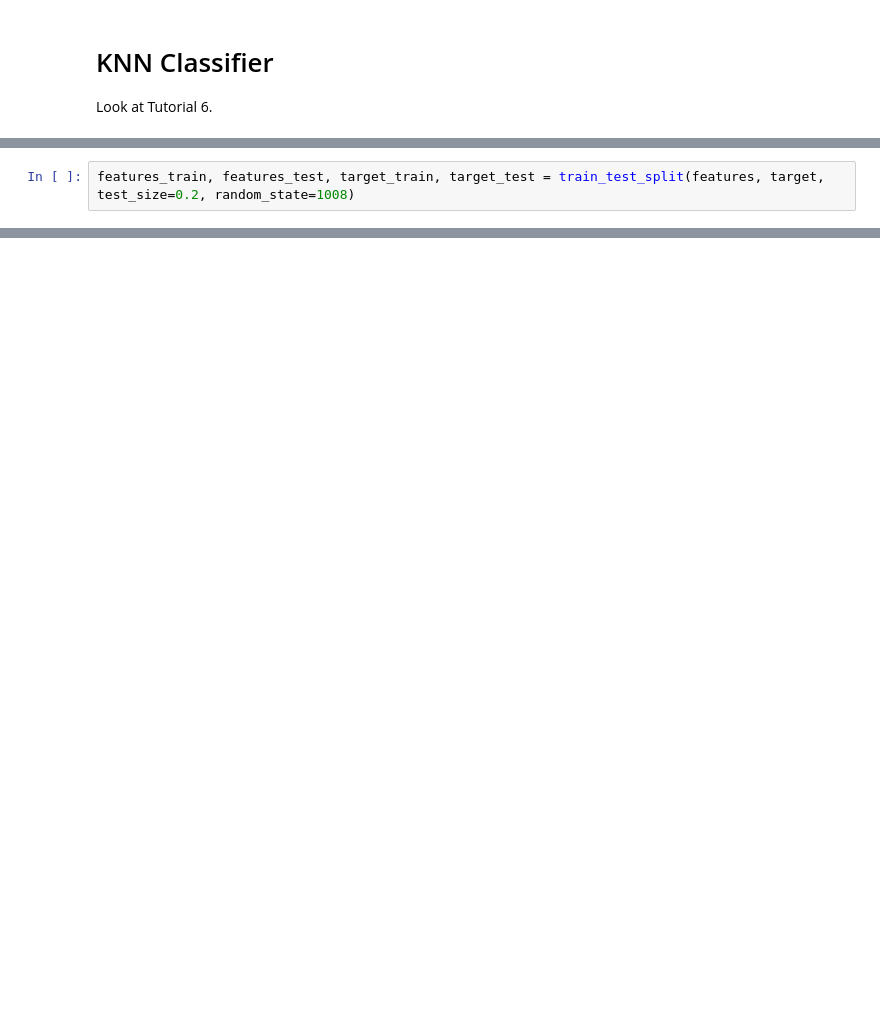
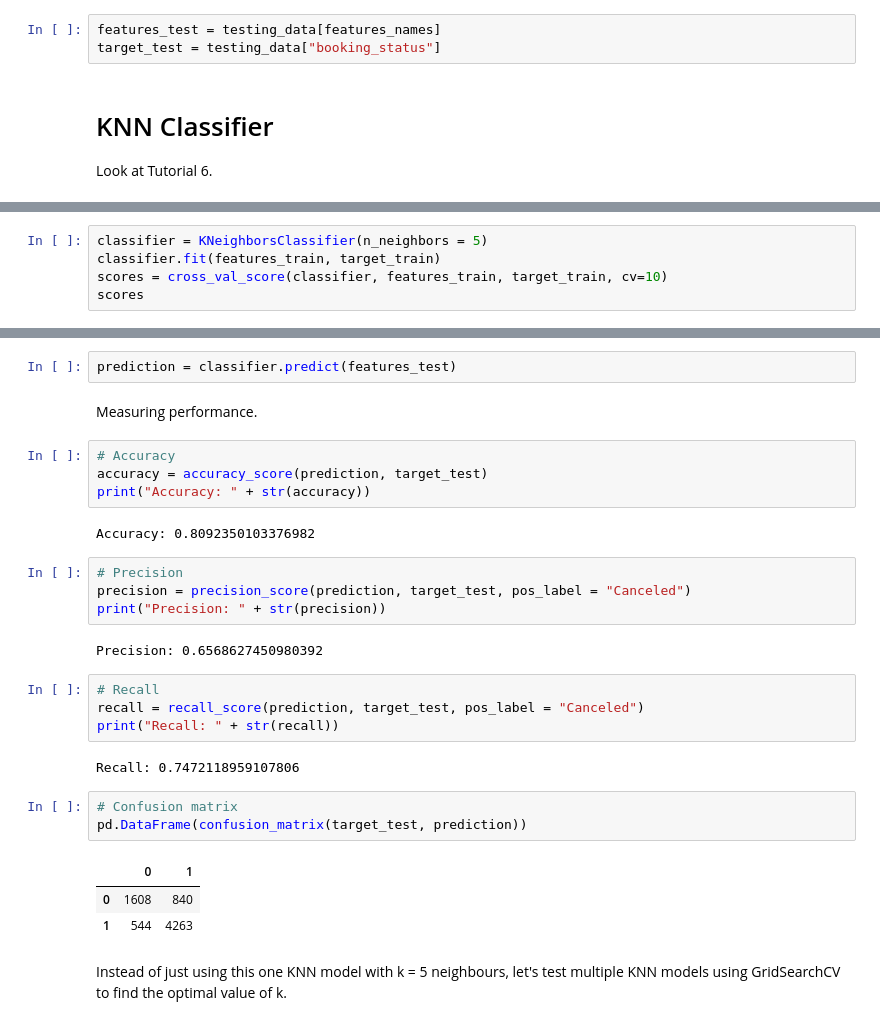
Before and after one commit to karriechou/inf2179-ml-challenge, a Jupyter notebook: KarrieChou_inf2179_ml_challenge_code.ipynb, the cells around one changed output, grey strips where cells are left out. Cells and saved outputs as stored; diff of their text form; blank space fills up the shorter version.

```diff
--- a/KarrieChou_inf2179_ml_challenge_code.ipynb
+++ b/KarrieChou_inf2179_ml_challenge_code.ipynb
@@ -146,3 +202,6 @@ sns.heatmap(parking_and_cancellations, cmap = "RdPu")
+# %%
+features_test = testing_data[features_names]
+target_test = testing_data["booking_status"]
 # %% [markdown]
 
 # KNN Classifier
@@ -165,3 +210 @@ Splitting training and test data.
-# %%
-features_train, features_test, target_train, target_test = train_test_split(features, target, test_size=0.2, random_state=1008)
 # %% [markdown]
@@ -168,0 +212,5 @@ Building a KNN model.
+# %%
+classifier = KNeighborsClassifier(n_neighbors = 5)
+classifier.fit(features_train, target_train)
+scores = cross_val_score(classifier, features_train, target_train, cv=10)
+scores
@@ -168,0 +227,31 @@ Building a KNN model.
+# %%
+prediction = classifier.predict(features_test)
+# %% [markdown]
+Measuring performance.
+# %%
+# Accuracy
+accuracy = accuracy_score(prediction, target_test)
+print("Accuracy: " + str(accuracy))
+# %% [output]
+Accuracy: 0.8092350103376982
+# %%
+# Precision
+precision = precision_score(prediction, target_test, pos_label = "Canceled")
+print("Precision: " + str(precision))
+# %% [output]
+Precision: 0.6568627450980392
+# %%
+# Recall
+recall = recall_score(prediction, target_test, pos_label = "Canceled")
+print("Recall: " + str(recall))
+# %% [output]
+Recall: 0.7472118959107806
+# %%
+# Confusion matrix
+pd.DataFrame(confusion_matrix(target_test, prediction))
+# %% [output]
+|  | 0 | 1 |
+| 0 | 1608 | 840 |
+| 1 | 544 | 4263 |
+# %% [markdown]
+Instead of just using this one KNN model with k = 5 neighbours, let's test multiple KNN models using GridSearchCV to find the optimal value of k.
```
Also changed, not shown: parts of 21 cells of this notebook.
